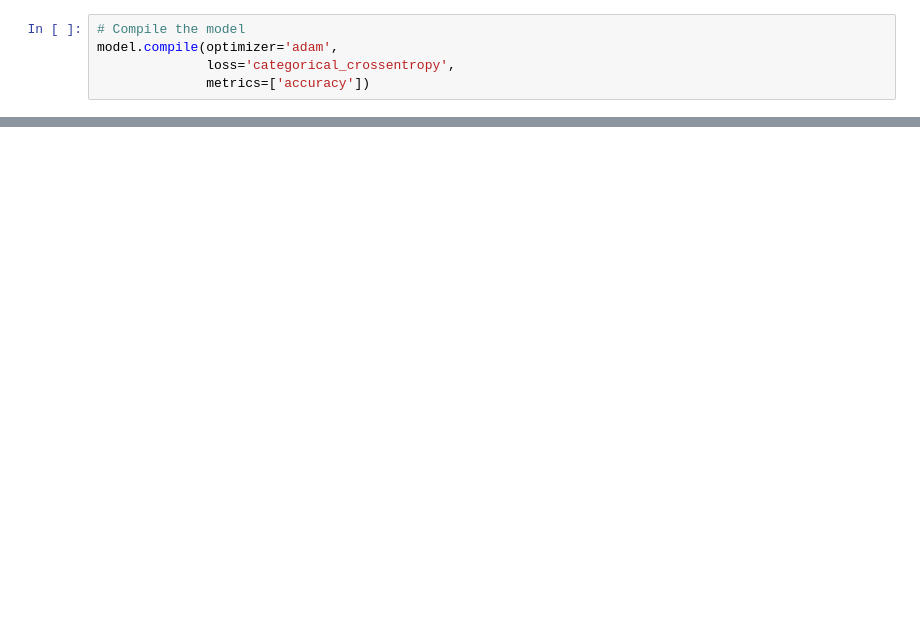
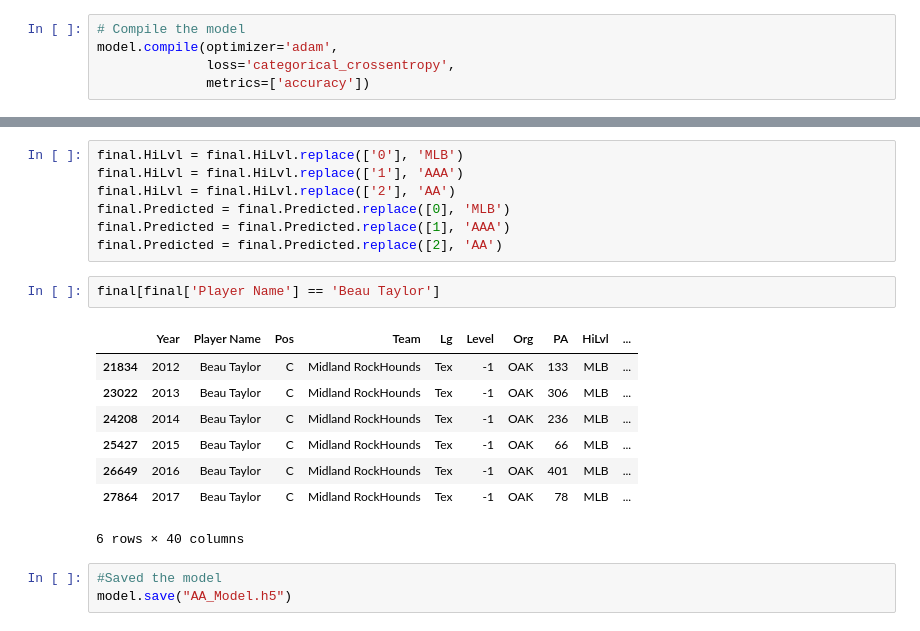
Before and after one commit to TrevorCap/BaseBallProject, a Jupyter notebook: Level Predictor.ipynb, the cells around one changed output, grey strips where cells are left out. Saved outputs shown, nothing was run; the diff lists cells and outputs as text; blank space fills up the shorter version.

```diff
--- a/Level Predictor.ipynb
+++ b/Level Predictor.ipynb
@@ -119,0 +172,21 @@ array([[1.6480136e-01, 1.8487722e-02, 5.4538250e-06],
+# %%
+final.HiLvl = final.HiLvl.replace(['0'], 'MLB')
+final.HiLvl = final.HiLvl.replace(['1'], 'AAA')
+final.HiLvl = final.HiLvl.replace(['2'], 'AA')
+final.Predicted = final.Predicted.replace([0], 'MLB')
+final.Predicted = final.Predicted.replace([1], 'AAA')
+final.Predicted = final.Predicted.replace([2], 'AA')
+# %%
+final[final['Player Name'] == 'Beau Taylor']
+# %% [output]
+|  | Year | Player Name | Pos | Team | Lg | Level | Org | PA | HiLvl | ... |
+| 21834 | 2012 | Beau Taylor | C | Midland RockHounds | Tex | -1 | OAK | 133 | MLB | ... |
+| 23022 | 2013 | Beau Taylor | C | Midland RockHounds | Tex | -1 | OAK | 306 | MLB | ... |
+| 24208 | 2014 | Beau Taylor | C | Midland RockHounds | Tex | -1 | OAK | 236 | MLB | ... |
+| 25427 | 2015 | Beau Taylor | C | Midland RockHounds | Tex | -1 | OAK | 66 | MLB | ... |
+| 26649 | 2016 | Beau Taylor | C | Midland RockHounds | Tex | -1 | OAK | 401 | MLB | ... |
+| 27864 | 2017 | Beau Taylor | C | Midland RockHounds | Tex | -1 | OAK | 78 | MLB | ... |
+6 rows × 40 columns
+# %%
+#Saved the model
+model.save("AA_Model.h5")
```
Also changed, not shown: parts of 22 cells of this notebook, 4 other files.
